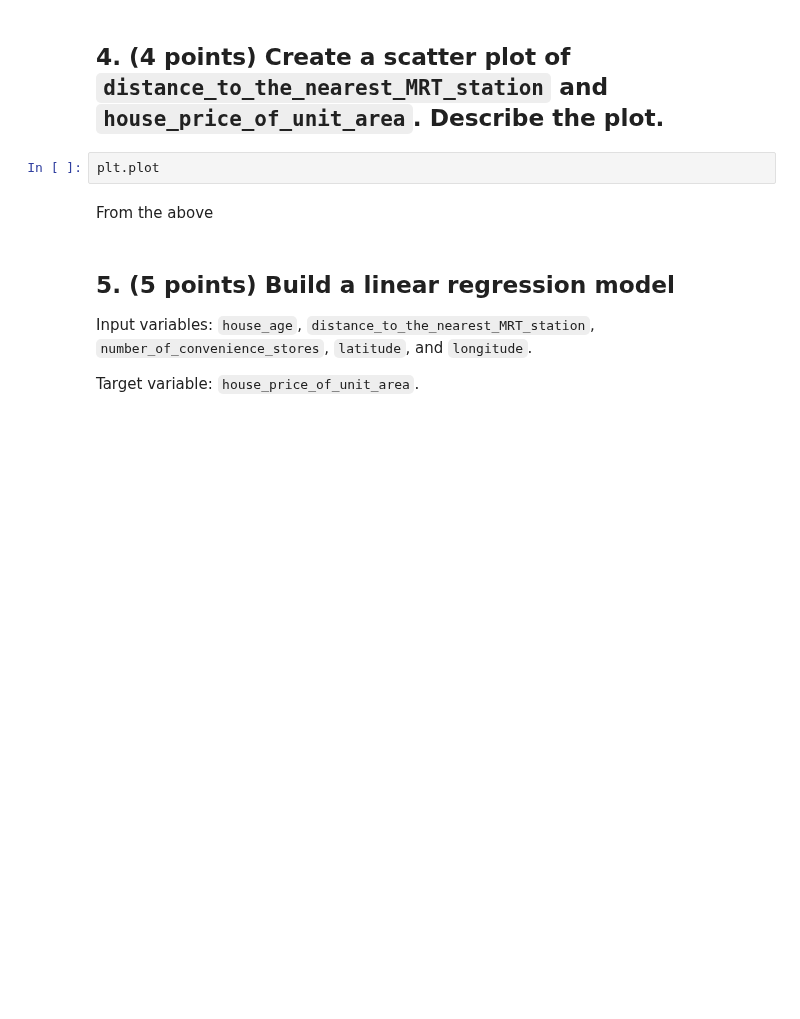
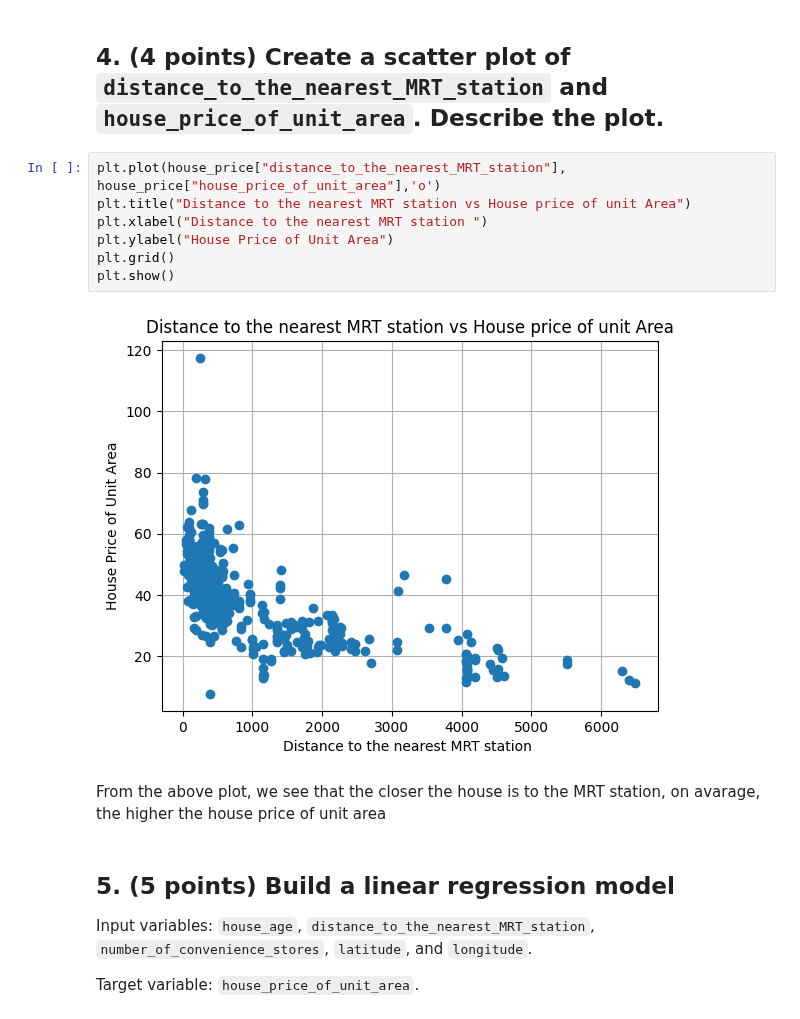
Before and after one commit to Yusuf98-c/DATA-545-In-Class, a Jupyter notebook: In_Class_2.ipynb, the cells around one changed output. Saved outputs shown, nothing was run; the diff lists cells and outputs as text; blank space fills up the shorter version.

```diff
--- a/In_Class_2.ipynb
+++ b/In_Class_2.ipynb
@@ -41,9 +48,16 @@ plt.
 # %% [markdown]
 ## 4. (4 points) Create a scatter plot of `distance_to_the_nearest_MRT_station` and `house_price_of_unit_area`. Describe the plot.
 # %%
-plt.plot
+plt.plot(house_price["distance_to_the_nearest_MRT_station"], house_price["house_price_of_unit_area"],'o')
+plt.title("Distance to the nearest MRT station vs House price of unit Area")
+plt.xlabel("Distance to the nearest MRT station ")
+plt.ylabel("House Price of Unit Area")
+plt.grid()
+plt.show()
+# %% [output]
+[figure, added]
 # %% [markdown]
-From the above
+From the above plot, we see  that the closer the house  is to the  MRT station, on avarage, the higher the house price of unit area
 # %% [markdown]
 ## 5. (5 points) Build a linear regression model
 
```
Also changed, not shown: parts of 3 cells of this notebook.
